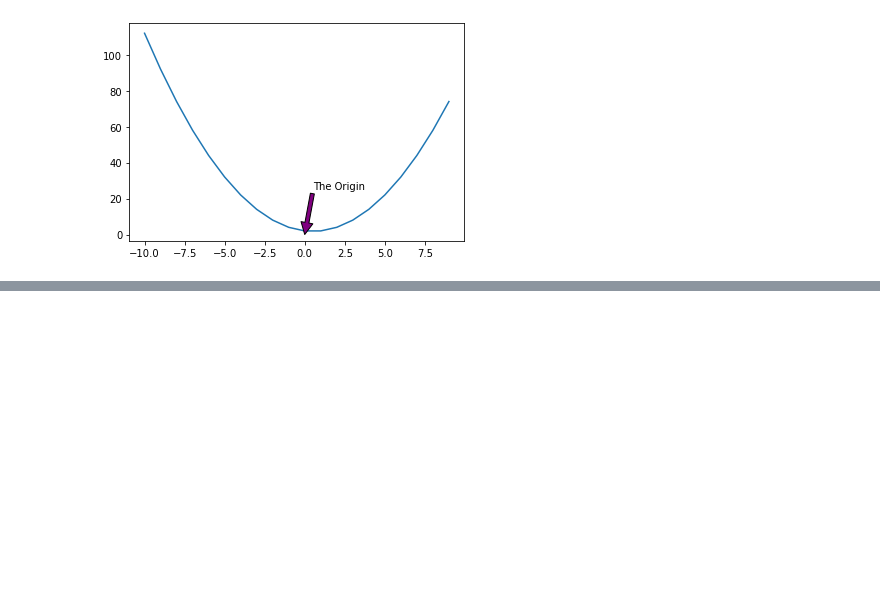
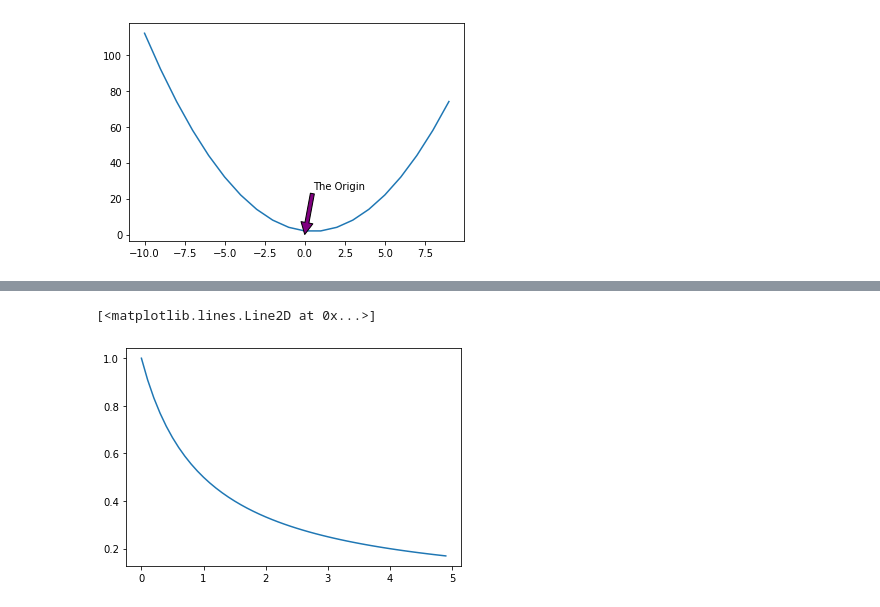
Before and after one commit to mindyshiben/numpy-pandas-visualization-exercises, a Jupyter notebook: matplotlib_exercises.ipynb, the cells around one changed output, grey strips where cells are left out. Cells and saved outputs as stored; diff of their text form; code cells hidden in the pictures; blank space fills up the shorter version.

```diff
--- a/matplotlib_exercises.ipynb
+++ b/matplotlib_exercises.ipynb
@@ -44 +57,11 @@ plt.plot(x,y)
+# %%
+# y = 1/(x + 1)
+
+x4 = [x4 * 0.1 for x4 in range(0,50)]
+y4 = [1/(n+1) for n in x4]
+
+plt.plot(x4,y4)
+# %% [output]
+[<matplotlib.lines.Line2D at 0x...>]
+[figure, added]
 # %%
```
Also changed, not shown: parts of 5 cells of this notebook, 3 other files.
